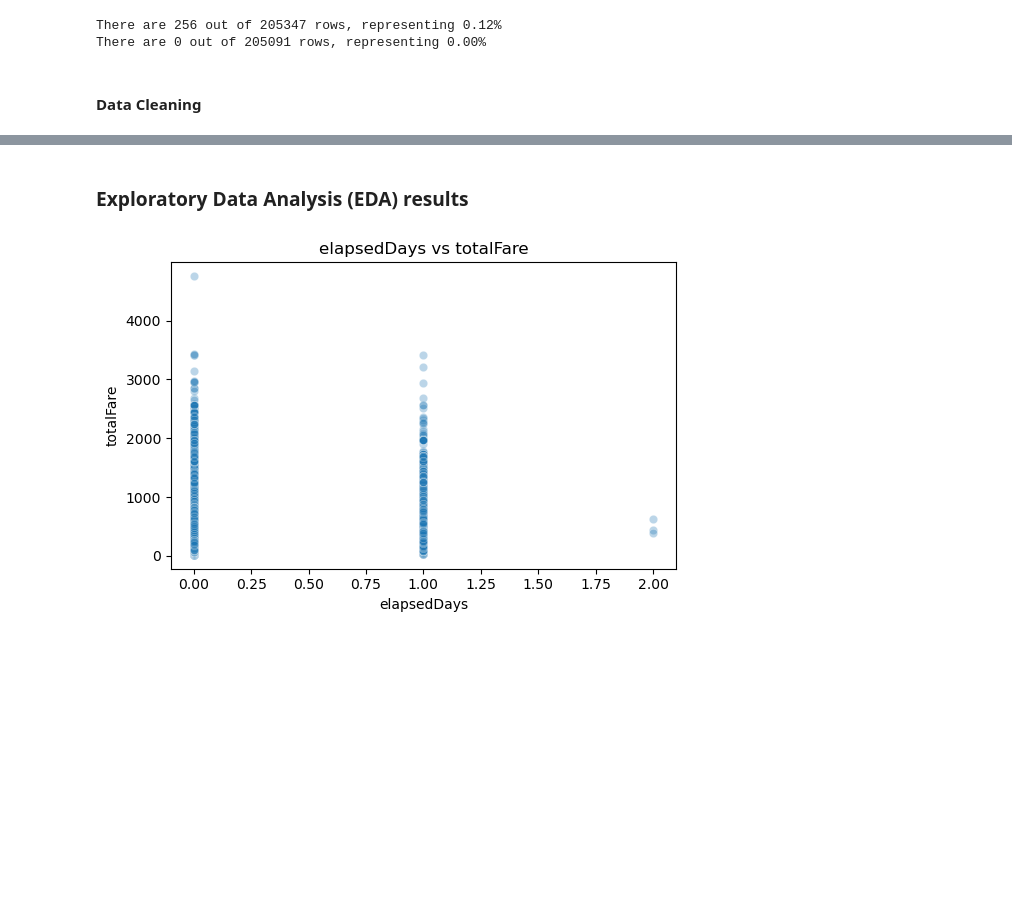
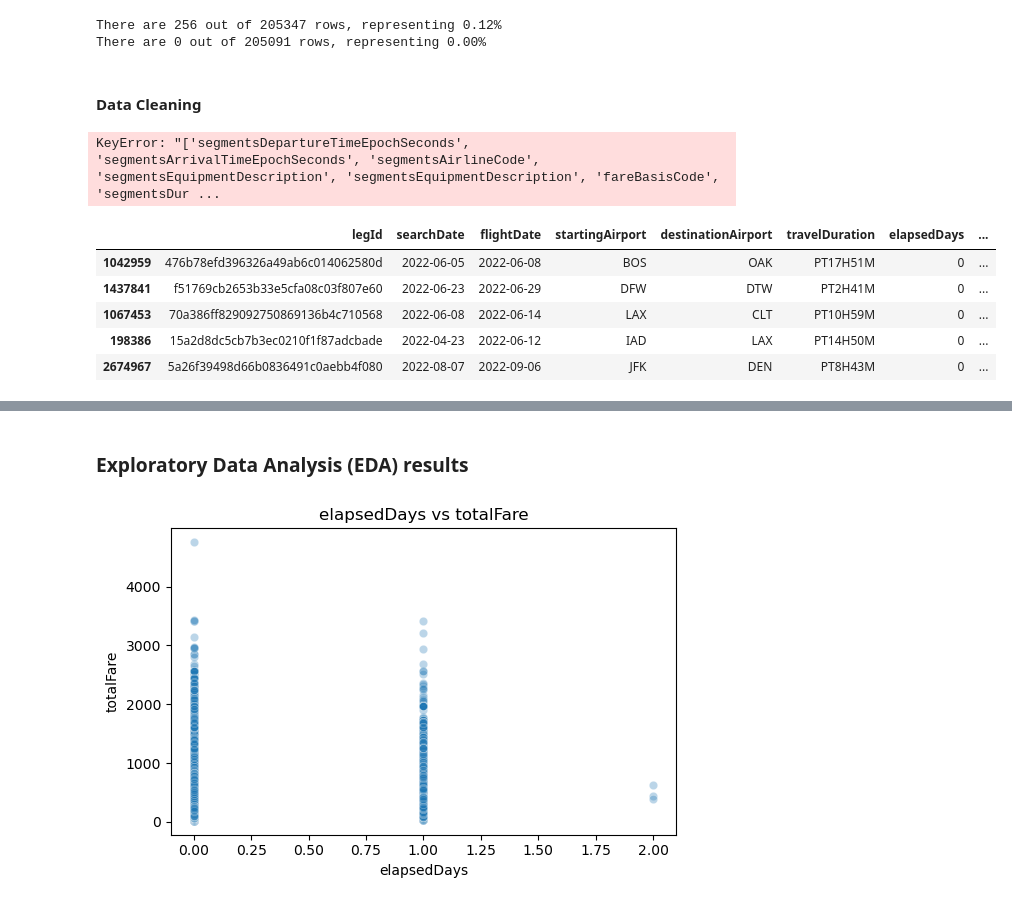
Before and after one commit to andreavreug/Airline-Fare-Prediction, a Jupyter notebook: Pricing_Analysis.ipynb, the cells around one changed output, grey strips where cells are left out. Drawn from its saved outputs; the diff is of its cells as text; code cells hidden in the pictures; blank space fills up the shorter version.

Commit message:
data cleaning and more columns

```diff
--- a/Pricing_Analysis.ipynb
+++ b/Pricing_Analysis.ipynb
@@ -91,5 +91,8 @@ There are 0 out of 205091 rows, representing 0.00%
 # %%
 # ------Drop unecessary segment columns---------
 # Reasons: redundent information or not relevant to objective of analysis
-unecessary_col = ['segmentsDepartureTimeEpochSeconds', 'segmentsArrivalTimeEpochSeconds', 'segmentsAirlineCode', 'segmentsEquipmentDescription']
+unecessary_col = ['segmentsDepartureTimeEpochSeconds', 'segmentsArrivalTimeEpochSeconds', 'segmentsAirlineCode',
+                  'segmentsEquipmentDescription', 'segmentsEquipmentDescription', 'fareBasisCode', 'segmentsDurationInSeconds', 'segmentsDistance']
 data = data.drop(columns = unecessary_col)
+# %% [output]
+KeyError: "['segmentsDepartureTimeEpochSeconds', 'segmentsArrivalTimeEpochSeconds', 'segmentsAirlineCode', 'segmentsEquipmentDescription', 'segmentsEquipmentDescription', 'fareBasisCode', 'segmentsDur ...
@@ -109,0 +99,9 @@ for col in segments:
+# %%
+data.head()
+# %% [output]
+|  | legId | searchDate | flightDate | startingAirport | destinationAirport | travelDuration | elapsedDays | ... |
+| 1042959 | 476b78efd396326a49ab6c014062580d | 2022-06-05 | 2022-06-08 | BOS | OAK | PT17H51M | 0 | ... |
+| 1437841 | f51769cb2653b33e5cfa08c03f807e60 | 2022-06-23 | 2022-06-29 | DFW | DTW | PT2H41M | 0 | ... |
+| 1067453 | 70a386ff829092750869136b4c710568 | 2022-06-08 | 2022-06-14 | LAX | CLT | PT10H59M | 0 | ... |
+| 198386 | 15a2d8dc5cb7b3ec0210f1f87adcbade | 2022-04-23 | 2022-06-12 | IAD | LAX | PT14H50M | 0 | ... |
+| 2674967 | 5a26f39498d66b0836491c0aebb4f080 | 2022-08-07 | 2022-09-06 | JFK | DEN | PT8H43M | 0 | ... |
```
Also changed, not shown: parts of 18 cells of this notebook.
